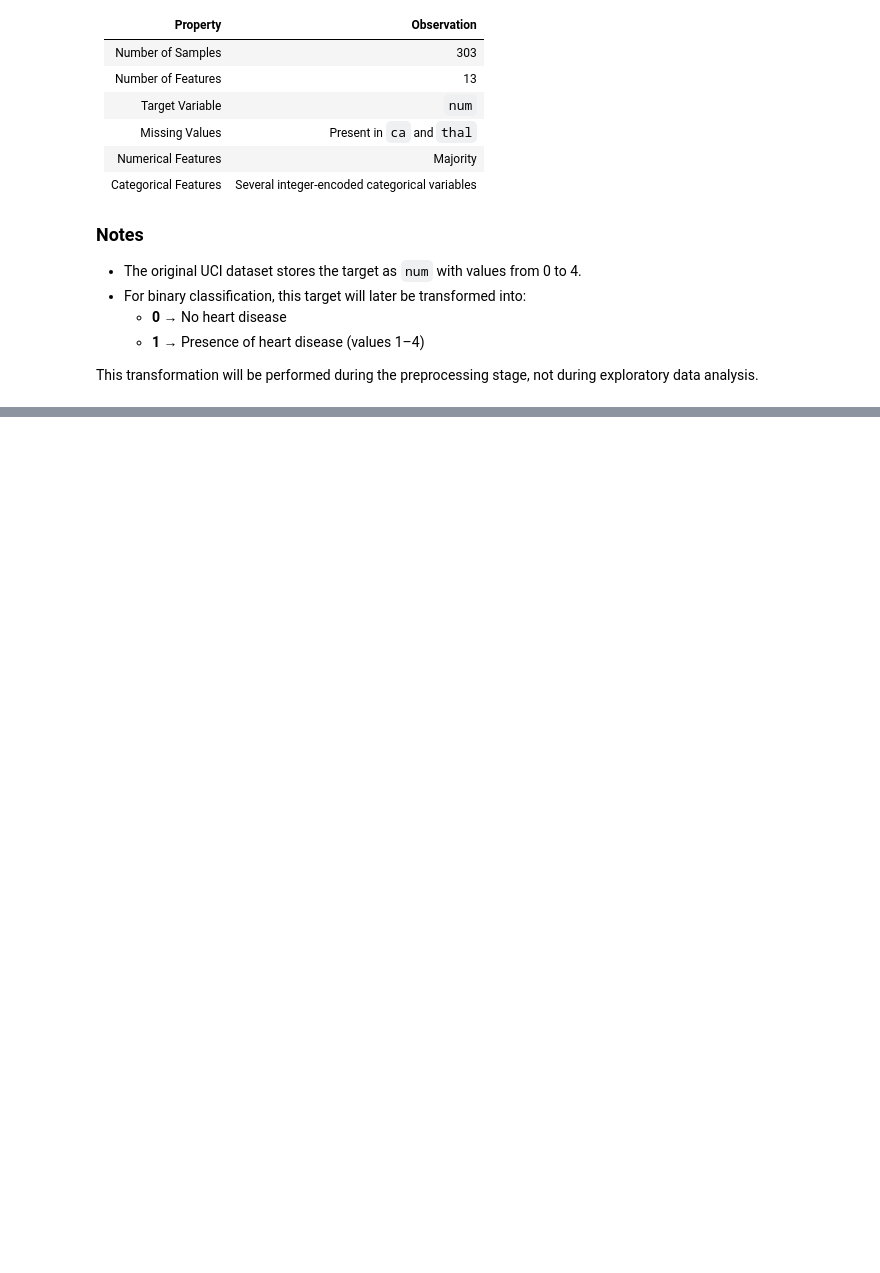
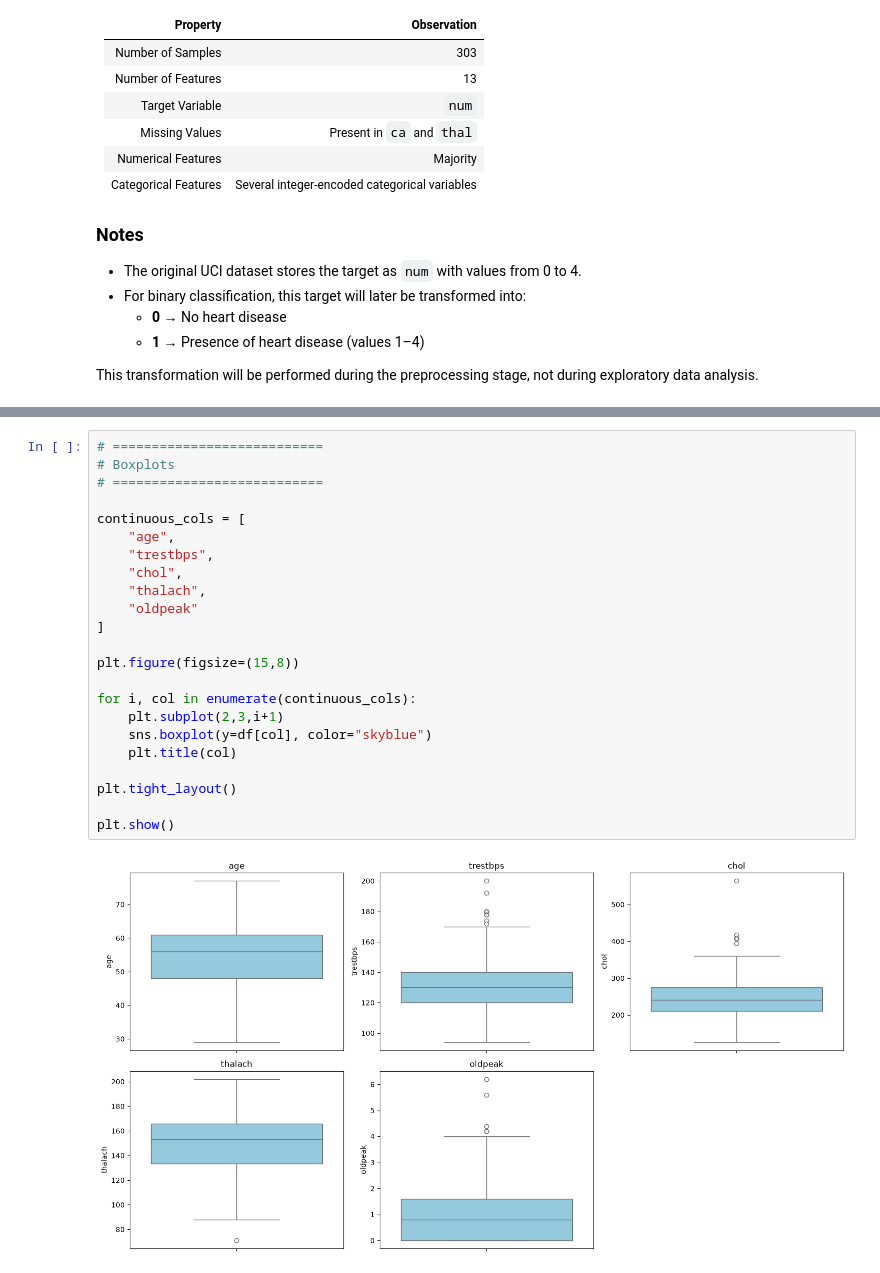
Before and after one commit to arpitgarg1010/heart-disease-prediction-mlops, a Jupyter notebook: notebooks/01_EDA.ipynb, the cells around one changed output, grey strips where cells are left out. Drawn from its saved outputs; the diff is of its cells as text; blank space fills up the shorter version.

```diff
--- a/notebooks/01_EDA.ipynb
+++ b/notebooks/01_EDA.ipynb
@@ -191,0 +407,25 @@ This transformation will be performed during the preprocessing stage, not during
+# %%
+# ===========================
+# Boxplots
+# ===========================
+
+continuous_cols = [
+    "age",
+    "trestbps",
+    "chol",
+    "thalach",
+    "oldpeak"
+]
+
+plt.figure(figsize=(15,8))
+
+for i, col in enumerate(continuous_cols):
+    plt.subplot(2,3,i+1)
+    sns.boxplot(y=df[col], color="skyblue")
+    plt.title(col)
+
+plt.tight_layout()
+
+plt.show()
+# %% [output]
+[figure, added]
```
Also changed, not shown: parts of 20 cells of this notebook, 1 other file.
